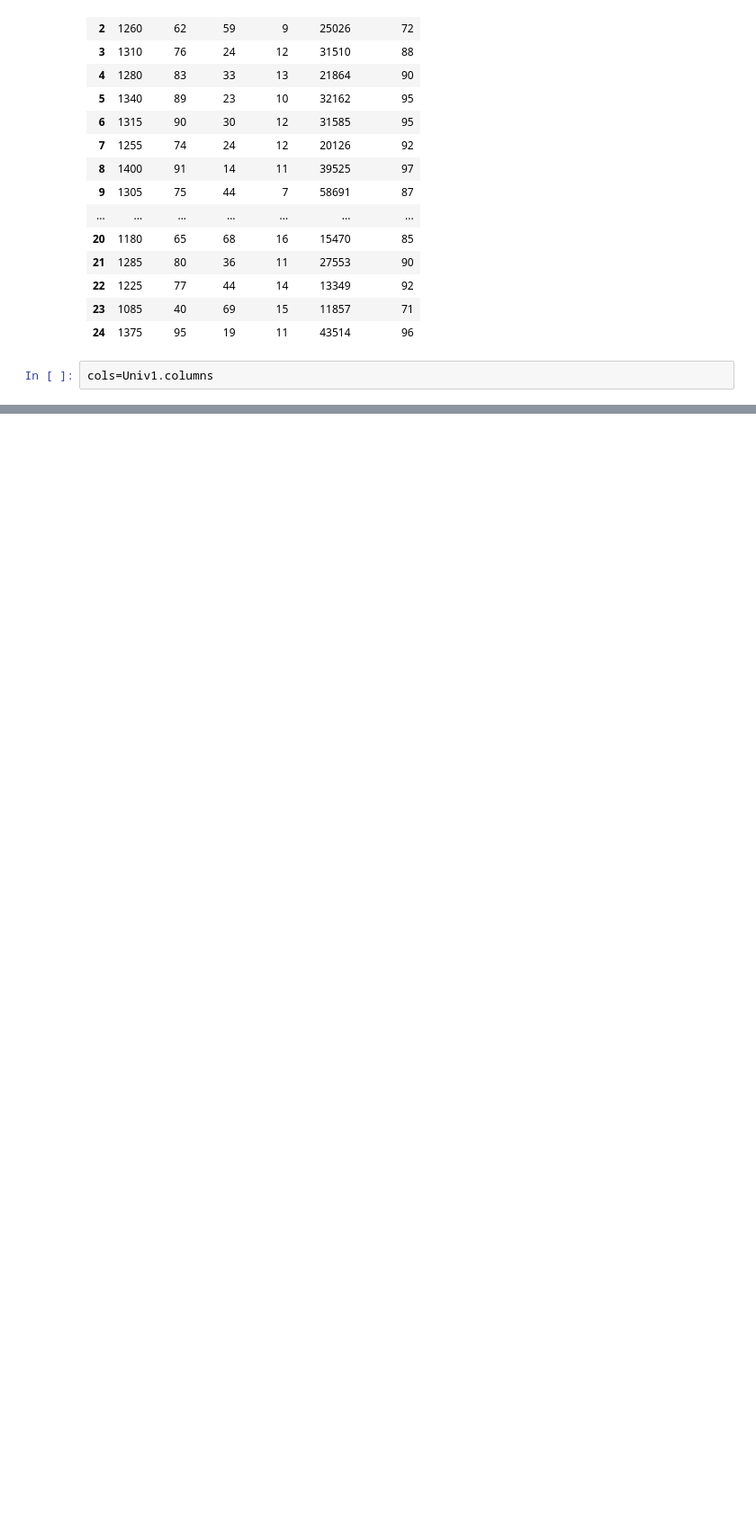
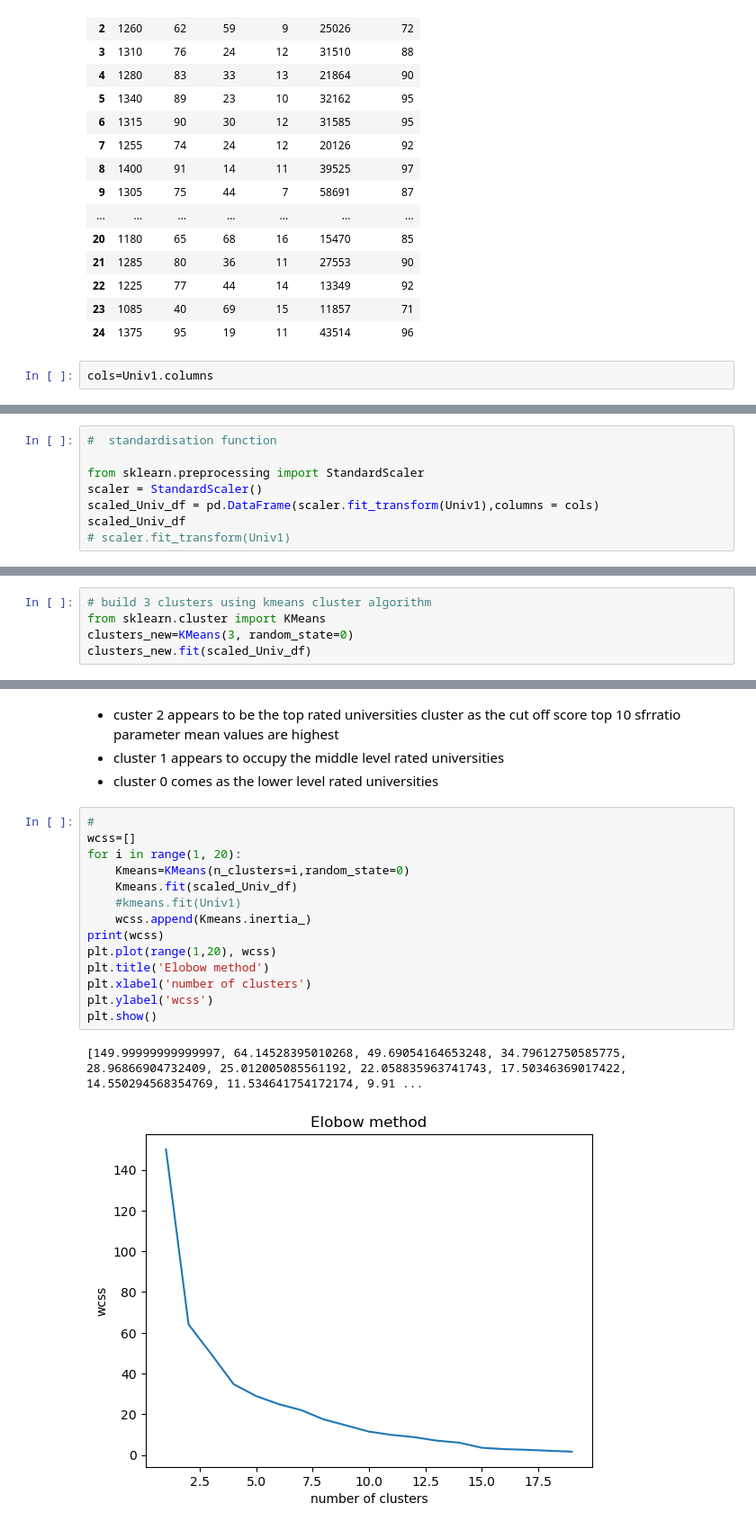
Before and after one commit to cheanreddyruchithareddy/aiml-tasks, a Jupyter notebook: k clustering.ipynb, the cells around one changed output, grey strips where cells are left out. Shown: that part at 90% size. Saved outputs shown, nothing was run; the diff lists cells and outputs as text; blank space fills up the shorter version.

```diff
--- a/k clustering.ipynb
+++ b/k clustering.ipynb
@@ -62,0 +74,8 @@ ImportError: cannot import name 'standardscaler' from 'sklearn.preprocessing' (C
+# %%
+#  standardisation function
+
+from sklearn.preprocessing import StandardScaler
+scaler = StandardScaler()
+scaled_Univ_df = pd.DataFrame(scaler.fit_transform(Univ1),columns = cols)
+scaled_Univ_df
+# scaler.fit_transform(Univ1)
@@ -62,0 +100,5 @@ ImportError: cannot import name 'standardscaler' from 'sklearn.preprocessing' (C
+# %%
+# build 3 clusters using kmeans cluster algorithm
+from sklearn.cluster import KMeans
+clusters_new=KMeans(3, random_state=0)
+clusters_new.fit(scaled_Univ_df)
@@ -62,0 +169,21 @@ ImportError: cannot import name 'standardscaler' from 'sklearn.preprocessing' (C
+# %% [markdown]
+- custer 2 appears to be the top rated universities cluster as the cut off score top 10 sfrratio parameter mean values are highest
+- cluster 1 appears to occupy the middle level rated universities
+- cluster 0 comes as the lower level rated universities
+# %%
+#
+wcss=[]
+for i in range(1, 20):
+    Kmeans=KMeans(n_clusters=i,random_state=0)
+    Kmeans.fit(scaled_Univ_df)
+    #kmeans.fit(Univ1)
+    wcss.append(Kmeans.inertia_)
+print(wcss)
+plt.plot(range(1,20), wcss)
+plt.title('Elobow method')
+plt.xlabel('number of clusters')
+plt.ylabel('wcss')
+plt.show()
+# %% [output]
+[149.99999999999997, 64.14528395010268, 49.69054164653248, 34.79612750585775, 28.96866904732409, 25.012005085561192, 22.058835963741743, 17.50346369017422, 14.550294568354769, 11.534641754172174, 9.91 ...
+[figure, added]
```
Also changed, not shown: parts of 17 cells of this notebook.
